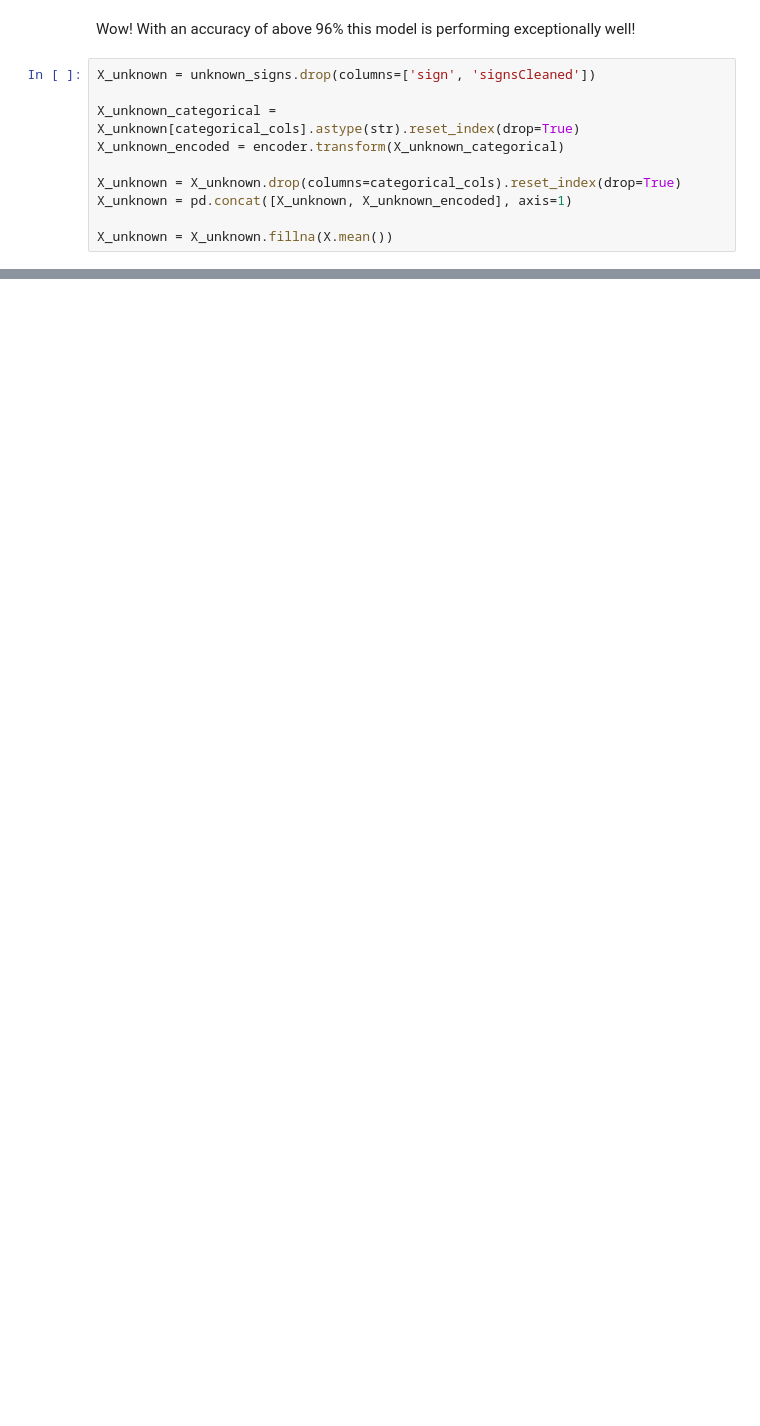
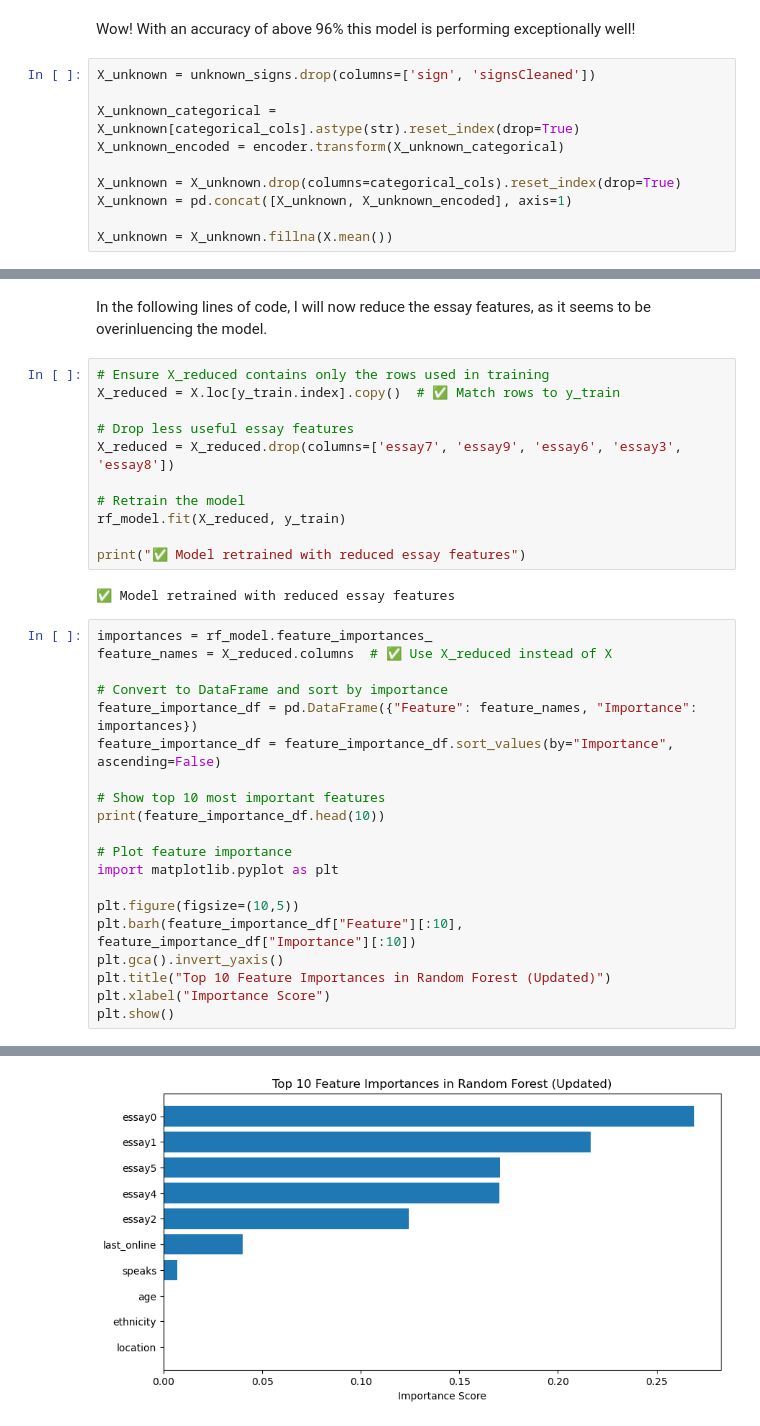
Before and after one commit to Kyloni417/OkCupid-Date-a-Scientist, a Jupyter notebook: date-a-scientist.ipynb, the cells around one changed output, grey strips where cells are left out. Cells and saved outputs as stored; diff of their text form; blank space fills up the shorter version.

```diff
--- a/date-a-scientist.ipynb
+++ b/date-a-scientist.ipynb
@@ -1089,0 +1477,36 @@ X_unknown = X_unknown.fillna(X.mean())
+# %% [markdown]
+In the following lines of code, I will now reduce the essay features, as it seems to be overinluencing the model.
+# %%
+# Ensure X_reduced contains only the rows used in training
+X_reduced = X.loc[y_train.index].copy()  # ✅ Match rows to y_train
+
+# Drop less useful essay features
+X_reduced = X_reduced.drop(columns=['essay7', 'essay9', 'essay6', 'essay3', 'essay8'])
+
+# Retrain the model
+rf_model.fit(X_reduced, y_train)
+
+print("✅ Model retrained with reduced essay features")
+# %% [output]
+✅ Model retrained with reduced essay features
+# %%
+importances = rf_model.feature_importances_
+feature_names = X_reduced.columns  # ✅ Use X_reduced instead of X
+
+# Convert to DataFrame and sort by importance
+feature_importance_df = pd.DataFrame({"Feature": feature_names, "Importance": importances})
+feature_importance_df = feature_importance_df.sort_values(by="Importance", ascending=False)
+
+# Show top 10 most important features
+print(feature_importance_df.head(10))
+
+# Plot feature importance
+import matplotlib.pyplot as plt
+
+plt.figure(figsize=(10,5))
+plt.barh(feature_importance_df["Feature"][:10], feature_importance_df["Importance"][:10])
+plt.gca().invert_yaxis()
+plt.title("Top 10 Feature Importances in Random Forest (Updated)")
+plt.xlabel("Importance Score")
+plt.show()
+# %% [output]
@@ -1089,0 +1524 @@ X_unknown = X_unknown.fillna(X.mean())
+[figure, added]
```
Also changed, not shown: parts of 44 cells of this notebook.
